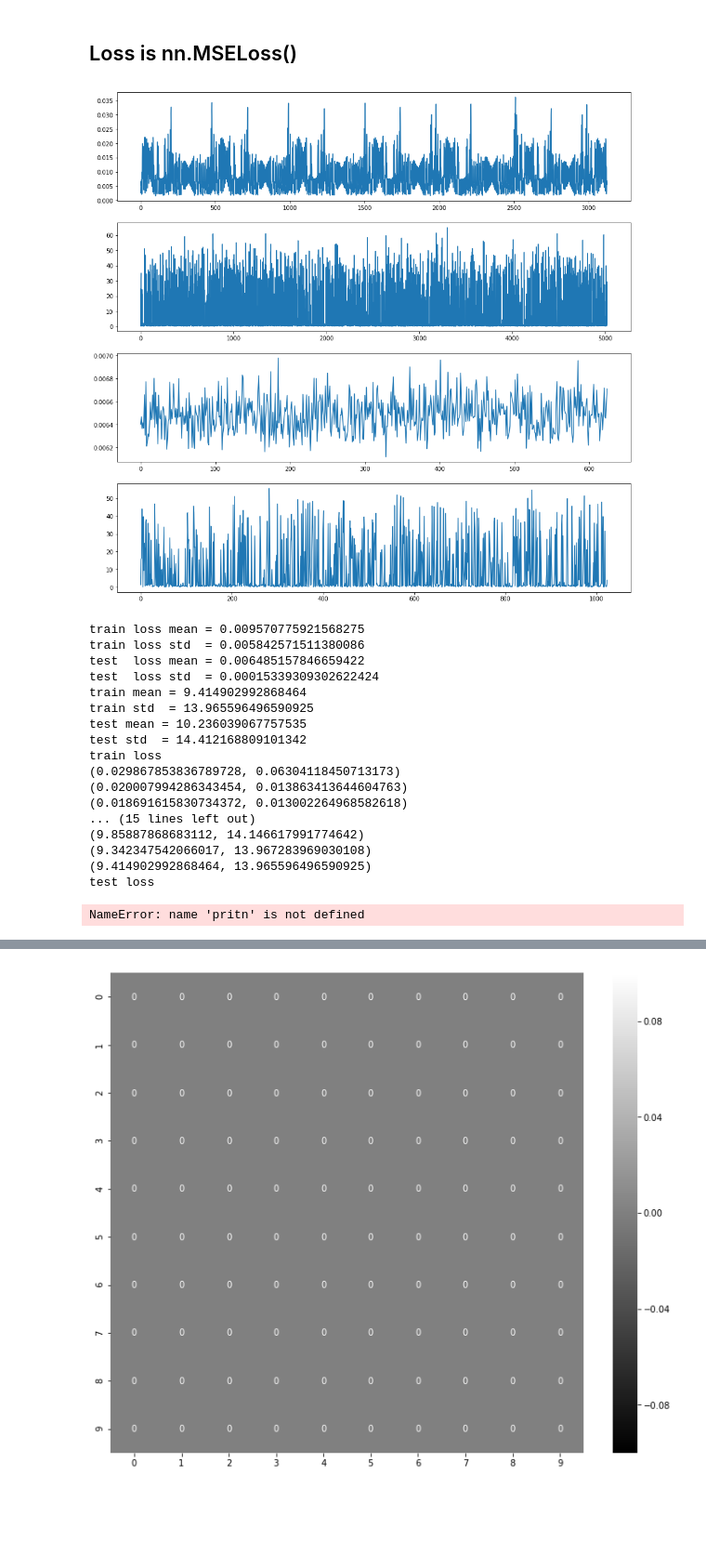
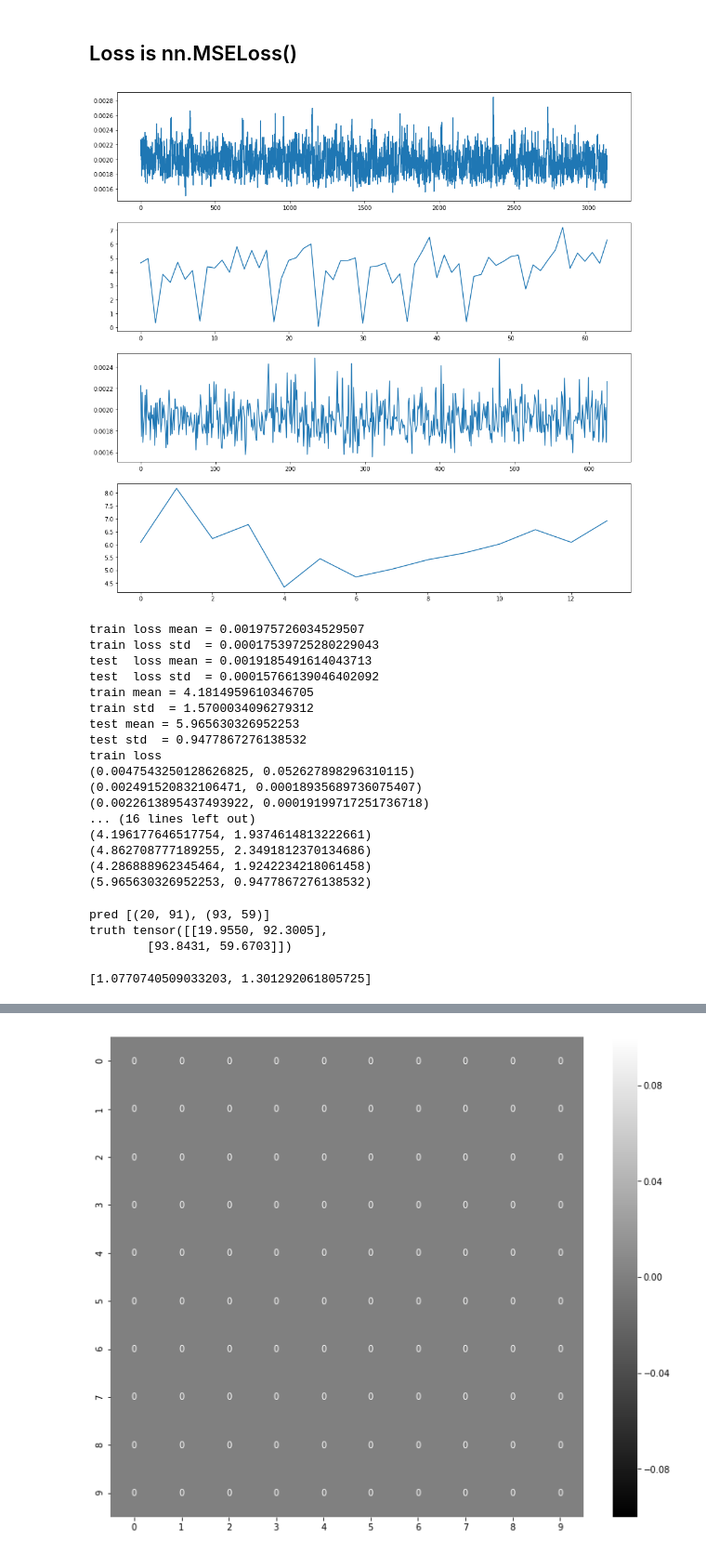
Before and after one commit to caitaozhan/deeplearning-localization, a Jupyter notebook: CNN-translation-multi2.ipynb, the cells around one changed output, grey strips where cells are left out. Shown at 93% size. Cells and saved outputs as stored; diff of their text form; code cells hidden in the pictures; blank space fills up the shorter version.

Commit message:
first fix to error function

```diff
--- a/CNN-translation-multi2.ipynb
+++ b/CNN-translation-multi2.ipynb
@@ -421,15 +283,15 @@ device    = torch.device('cuda')
 model     = net.to(device)
 optimizer = optim.Adam(model.parameters(), lr=0.001)
 criterion1 = nn.MSELoss()  # criterion is the loss function
-criterion2 = nn.L1Loss()
+criterion2 = nn.MSELoss()   # latter change this to MSELoss and see what happens
 
-num_epochs = 10
+num_epochs = 5
 train_losses_epoch = []
 train_errors_epoch = []
 test_errors_epoch  = []
 test_losses_epoch    = []
 print_every = 500
-error_every = 20
+error_every = 100
 
 for epoch in range(num_epochs):
     print(f'epoch = {epoch}')
@@ -453,7 +315,7 @@ for epoch in range(num_epochs):
         train_losses.append(loss.item())
         pred_matrix = pred_matrix.data.cpu()
         if t % error_every == 0:
-            train_errors.extend(Metrics.localization_error_image_continuous(pred_matrix, y_float, Default.grid_length))
+            train_errors.extend(Metrics.localization_error_image_continuous(pred_matrix, pred_ntx, y_float, Default.grid_length))
         if t % print_every == 0:
             print(f't = {t}, loss_matrix = {loss_matrix.item()}, loss_num_tx = {loss_num_tx.item()}')
 
@@ -470,7 +332,7 @@ for epoch in range(num_epochs):
         test_losses.append(loss.item())
         pred_matrix = pred_matrix.data.cpu()
         if t % error_every == 0:
-            test_errors.extend(Metrics.localization_error_image_continuous(pred_matrix, y_float, Default.grid_length))
+            test_errors.extend(Metrics.localization_error_image_continuous(pred_matrix, pred_ntx, y_float, Default.grid_length))
 
     clear_output(True)
     plt.figure(figsize=(16, 16))
@@ -484,52 +346,51 @@ for epoch in range(num_epochs):
     plt.plot(test_errors)
     plt.show()
 
     print('train loss mean =', np.mean(train_losses))
     print('train loss std  =', np.std(train_losses))
     print('test  loss mean =', np.mean(test_losses))
     print('test  loss std  =', np.std(test_losses))
     print('train mean =', np.mean(train_errors))
     print('train std  =', np.std(train_errors))
     print('test mean =', np.mean(test_errors))
     print('test std  =', np.std(test_errors))
     train_losses_epoch.append((np.mean(train_losses), np.std(train_losses)))
     train_errors_epoch.append((np.mean(train_errors), np.std(train_errors)))
     test_losses_epoch.append((np.mean(test_losses), np.std(test_losses)))
     test_errors_epoch.append((np.mean(test_errors), np.std(test_errors)))
 
 
 print('train loss')
 for loss in train_losses_epoch:
     print(loss)
 print('train error')
 for error in train_errors_epoch:
     print(error)
 print('test loss')
 for loss in test_losses_epoch:
     print(loss)
 print('test error')
 for error in test_errors_epoch:
     print(error)
 # %% [output]
-[figure, old version]
+[figure, new version]
-train loss mean = 0.009570775921568275
-train loss std  = 0.005842571511380086
-test  loss mean = 0.006485157846659422
-test  loss std  = 0.00015339309302622424
-train mean = 9.414902992868464
-train std  = 13.965596496590925
-test mean = 10.236039067757535
-test std  = 14.412168809101342
+train loss mean = 0.001975726034529507
+train loss std  = 0.00017539725280229043
+test  loss mean = 0.0019185491614043713
+test  loss std  = 0.00015766139046402092
+train mean = 4.1814959610346705
+train std  = 1.5700034096279312
+test mean = 5.965630326952253
+test std  = 0.9477867276138532
 train loss
-(0.029867853836789728, 0.06304118450713173)
-(0.020007994286343454, 0.013863413644604763)
-(0.018691615830734372, 0.013002264968582618)
-... (15 lines left out)
-(9.85887868683112, 14.146617991774642)
-(9.342347542066017, 13.967283969030108)
-(9.414902992868464, 13.965596496590925)
-test loss
+(0.0047543250128626825, 0.052627898296310115)
+(0.002491520832106471, 0.00018935689736075407)
+(0.0022613895437493922, 0.00019199717251736718)
+... (16 lines left out)
+(4.196177646517754, 1.9374614813222661)
+(4.862708777189255, 2.3491812370134686)
+(4.286888962345464, 1.9242234218061458)
+(5.965630326952253, 0.9477867276138532)
-NameError: name 'pritn' is not defined
 # %%
 def myplot(X, pred, y, indx, i):
     fig, axs = plt.subplots(1, 3, figsize=(30, 8))
@@ -563,3 +424,10 @@ def myplot2(pred, y, y_float):
         sns.heatmap(y[0][a1:a2, b1:b2], cmap='gray', annot=True, ax=axs[i+2])
         axs[i+2].set_title(f'y   {i} ({a}, {b})')
     fig.tight_layout()
+# %%
+Metrics.localization_error_image_continuous(pred_matrix, pred_ntx, y_f, Default.grid_length, True)
+# %% [output]
+pred [(20, 91), (93, 59)]
+truth tensor([[19.9550, 92.3005],
+        [93.8431, 59.6703]])
+[1.0770740509033203, 1.301292061805725]
```
Also changed, not shown: parts of 12 cells of this notebook, 2 other files.
